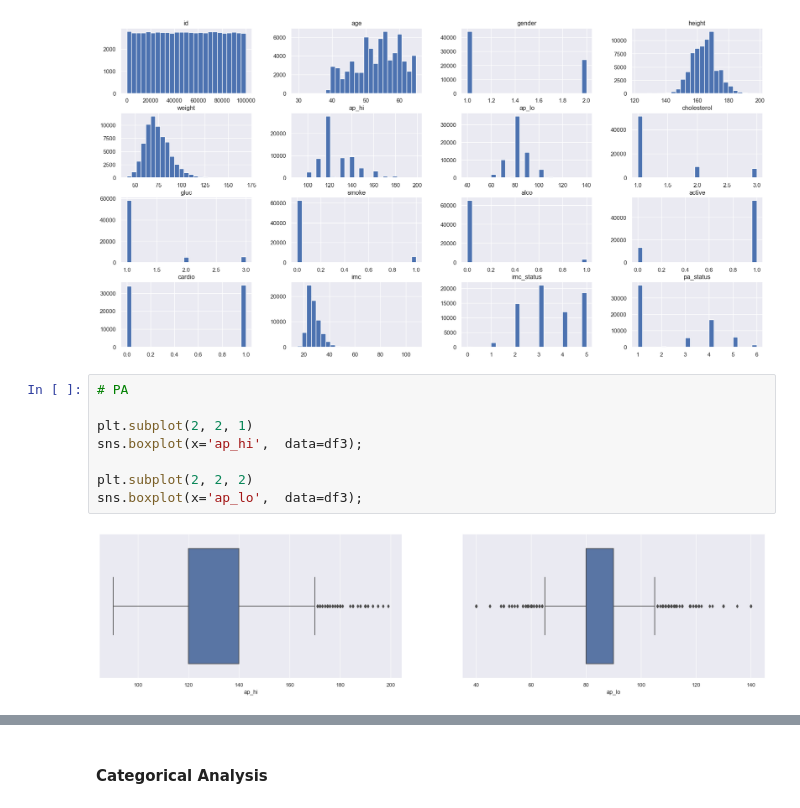
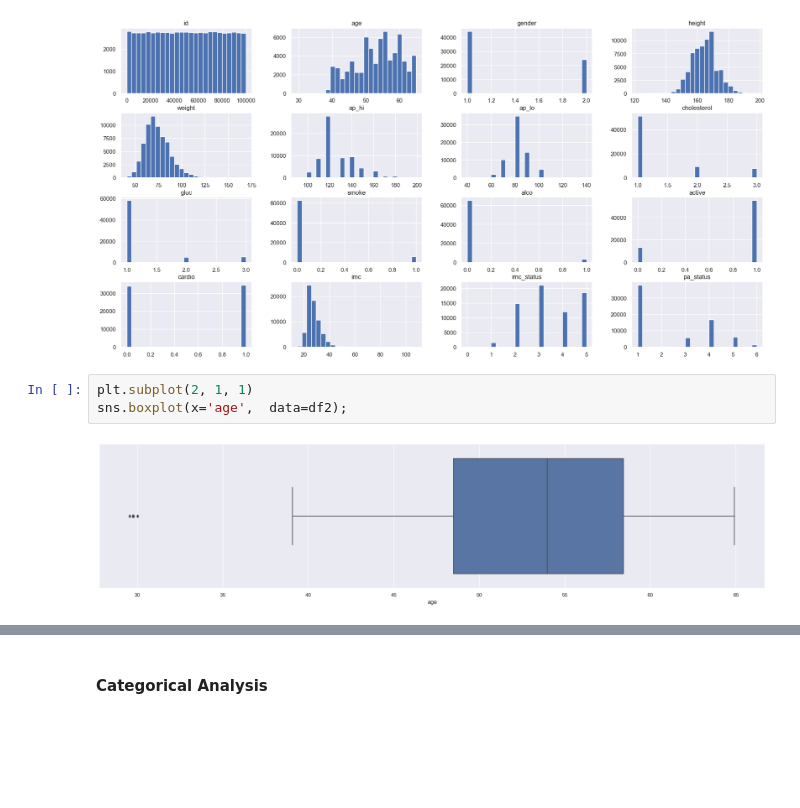
Before and after one commit to TalithaStella/CardioDisease, a Jupyter notebook: PA001-CCD ver3.ipynb, the cells around one changed output, grey strips where cells are left out. Cells and saved outputs as stored; diff of their text form; blank space fills up the shorter version.

```diff
--- a/PA001-CCD ver3.ipynb
+++ b/PA001-CCD ver3.ipynb
@@ -294,14 +293,9 @@ m
 num_attributes.hist( bins=25, figsize=(22,11) );
 # %% [output]
 [figure]
-# %%
-# PA
-
-plt.subplot(2, 2, 1)
-sns.boxplot(x='ap_hi',  data=df3);
-
-plt.subplot(2, 2, 2)
-sns.boxplot(x='ap_lo',  data=df3);
-# %% [output]
-[figure, removed]
+# %%
+plt.subplot(2, 1, 1)
+sns.boxplot(x='age',  data=df2);
+# %% [output]
+[figure, added]
 # %%
```
Also changed, not shown: parts of 39 cells of this notebook.
